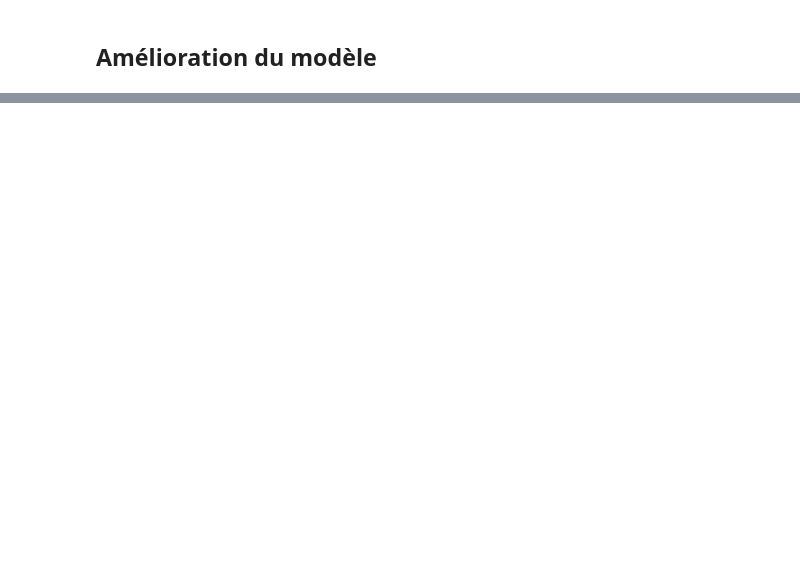
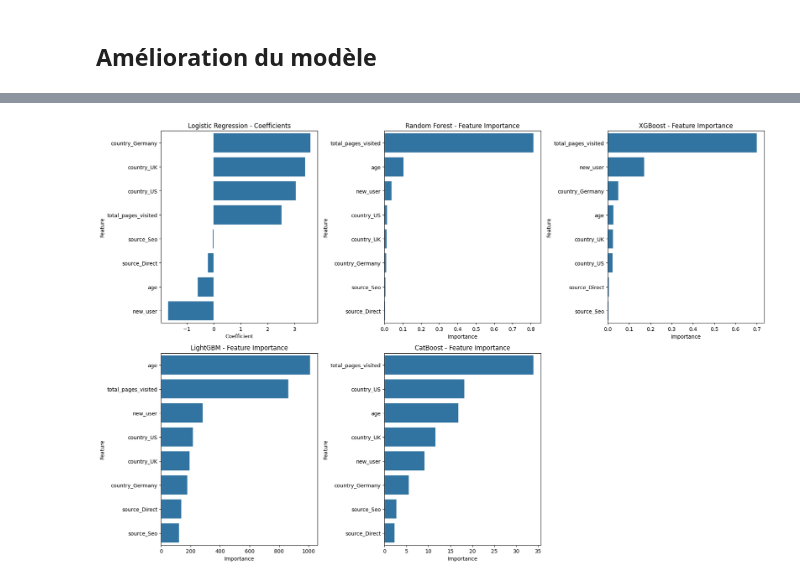
Before and after one commit to nlefort/JEDHA, a Jupyter notebook: PROJETS/05.ML_supervise/Rate_challenge/conversion_rate_challenge_project.ipynb, the cells around one changed output, grey strips where cells are left out. Drawn from its saved outputs; the diff is of its cells as text; code cells hidden in the pictures; blank space fills up the shorter version.

```diff
--- a/PROJETS/05.ML_supervise/Rate_challenge/conversion_rate_challenge_project.ipynb
+++ b/PROJETS/05.ML_supervise/Rate_challenge/conversion_rate_challenge_project.ipynb
@@ -427,11 +461,2 @@ features_list = [
-# %%
-
-X = dataset_encoded[features_list]   # garder un DataFrame
-y = dataset_encoded['converted']
-# %%
-num_features = ['total_pages_visited', 'age']
-
-scaler = StandardScaler()
-X.loc[:, num_features] = scaler.fit_transform(X.loc[:, num_features])
 # %%
 # Split the dataset into training and testing sets
@@ -562,11 +473,0 @@ And if memory is not enough, you can set `force_col_wise=true`.
-# %%
-# Modele CatBoost
-cat_model = CatBoostClassifier(verbose=0)
-cat_model.fit(X_train, y_train)
-
-cat_importances = pd.DataFrame({
-    'Feature': X.columns,
-    'Importance': cat_model.feature_importances_
-}).sort_values(by='Importance', ascending=False)
-
-print(cat_importances)
@@ -625,0 +545,68 @@ Résultat : ton modèle Random Forest est stable et performant, mais légèremen
+# %%
+# Dictionnaire pour stocker importances
+importances = {}
+
+# Logistic Regression
+importances['LogisticRegression'] = pd.DataFrame({
+    'Feature': X.columns,
+    'Coefficient': log_model.coef_[0]
+}).sort_values(by='Coefficient', ascending=False)
+
+# Random Forest
+importances['RandomForest'] = pd.DataFrame({
+    'Feature': X.columns,
+    'Importance': rf_model.feature_importances_
+}).sort_values(by='Importance', ascending=False)
+
+# XGBoost
+importances['XGBoost'] = pd.DataFrame({
+    'Feature': X.columns,
+    'Importance': xgb_model.feature_importances_
+}).sort_values(by='Importance', ascending=False)
+
+# LightGBM
+importances['LightGBM'] = pd.DataFrame({
+    'Feature': X.columns,
+    'Importance': lgb_model.feature_importances_
+}).sort_values(by='Importance', ascending=False)
+
+# CatBoost
+importances['CatBoost'] = pd.DataFrame({
+    'Feature': X.columns,
+    'Importance': cat_model.feature_importances_
+}).sort_values(by='Importance', ascending=False)
+
+
+
+# Visualisation des importances des features
+plt.figure(figsize=(18, 12))
+
+# Logistic Regression
+plt.subplot(2,3,1)
+sns.barplot(x='Coefficient', y='Feature', data=importances['LogisticRegression'])
+plt.title("Logistic Regression - Coefficients")
+
+# Random Forest
+plt.subplot(2,3,2)
+sns.barplot(x='Importance', y='Feature', data=importances['RandomForest'])
+plt.title("Random Forest - Feature Importance")
+
+# XGBoost
+plt.subplot(2,3,3)
+sns.barplot(x='Importance', y='Feature', data=importances['XGBoost'])
+plt.title("XGBoost - Feature Importance")
+
+# LightGBM
+plt.subplot(2,3,4)
+sns.barplot(x='Importance', y='Feature', data=importances['LightGBM'])
+plt.title("LightGBM - Feature Importance")
+
+# CatBoost
+plt.subplot(2,3,5)
+sns.barplot(x='Importance', y='Feature', data=importances['CatBoost'])
+plt.title("CatBoost - Feature Importance")
+
+plt.tight_layout()
+plt.show()
+# %% [output]
+[figure, added]
```
Also changed, not shown: parts of 32 cells of this notebook, 12 other files.
